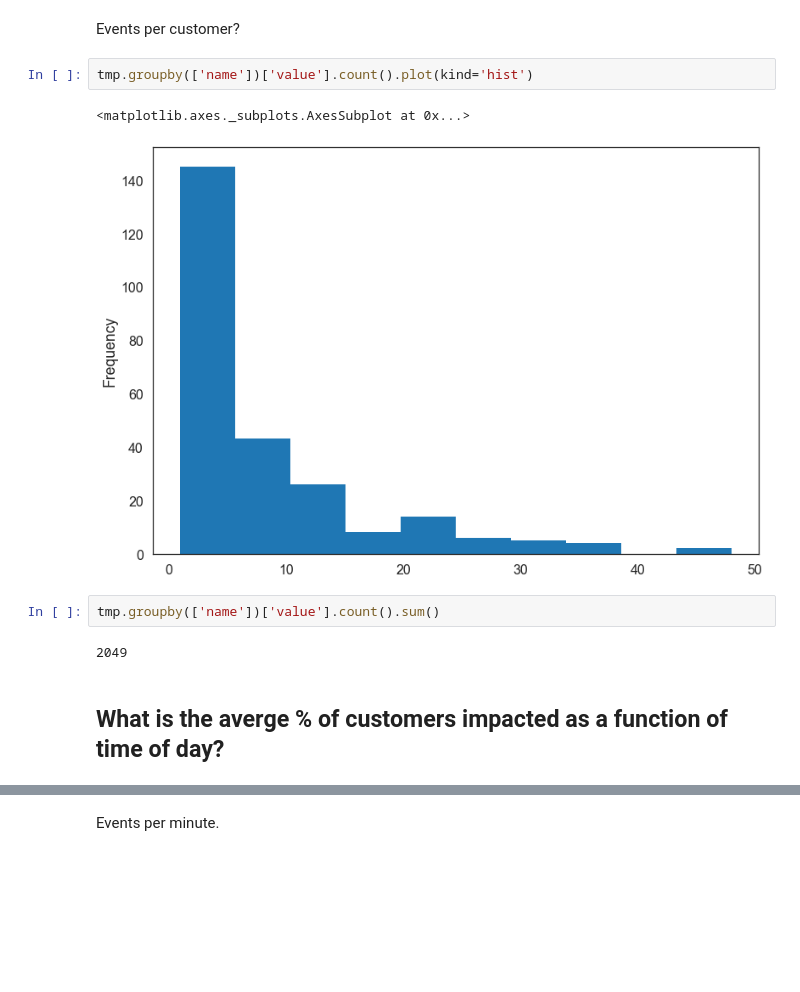
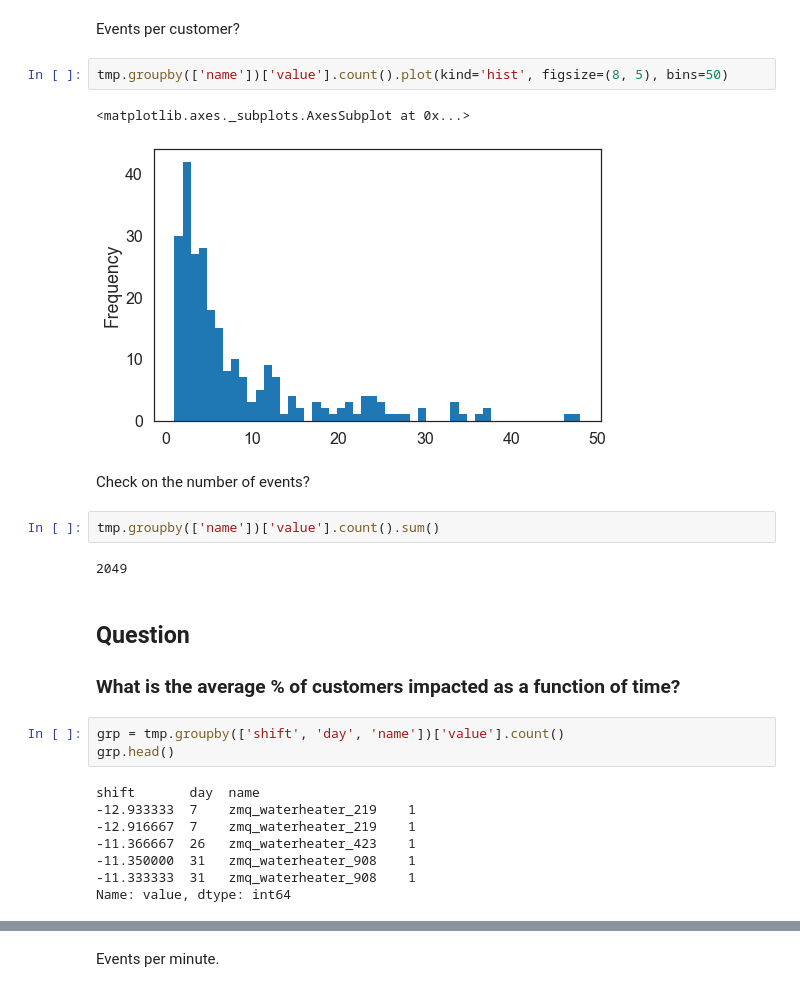
Before and after one commit to mlunacek/comfort_metric, a Jupyter notebook: notebooks/example.ipynb, the cells around one changed output, grey strips where cells are left out. Cells and saved outputs as stored; diff of their text form; blank space fills up the shorter version.

```diff
--- a/notebooks/example.ipynb
+++ b/notebooks/example.ipynb
@@ -76,13 +231,28 @@ tmp.shape
 # %% [markdown]
 Events per customer?
 # %%
-tmp.groupby(['name'])['value'].count().plot(kind='hist')
+tmp.groupby(['name'])['value'].count().plot(kind='hist', figsize=(8, 5), bins=50)
 # %% [output]
 <matplotlib.axes._subplots.AxesSubplot at 0x...>
-[figure, old version]
+[figure, new version]
+# %% [markdown]
+Check on the number of events?
 # %%
 tmp.groupby(['name'])['value'].count().sum()
 # %% [output]
 2049
 # %% [markdown]
-## What is the averge % of customers impacted as a function of time of day?
+## Question
+
+### What is the average % of customers impacted as a function of time?
+# %%
+grp = tmp.groupby(['shift', 'day', 'name'])['value'].count()
+grp.head()
+# %% [output]
+shift       day  name
+-12.933333  7    zmq_waterheater_219    1
+-12.916667  7    zmq_waterheater_219    1
+-11.366667  26   zmq_waterheater_423    1
+-11.350000  31   zmq_waterheater_908    1
+-11.333333  31   zmq_waterheater_908    1
+Name: value, dtype: int64
```
Also changed, not shown: parts of 87 cells of this notebook.
